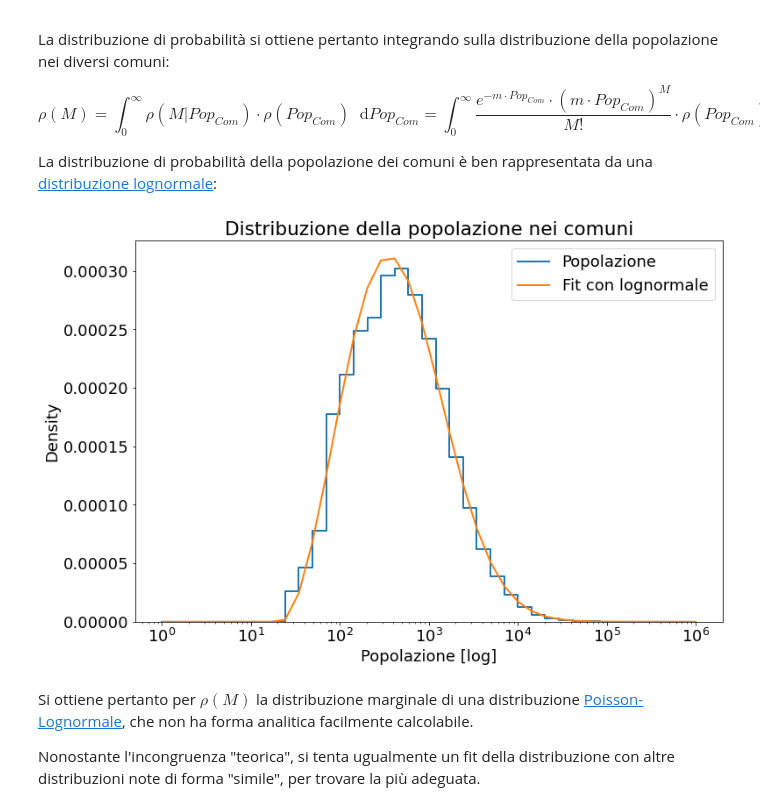
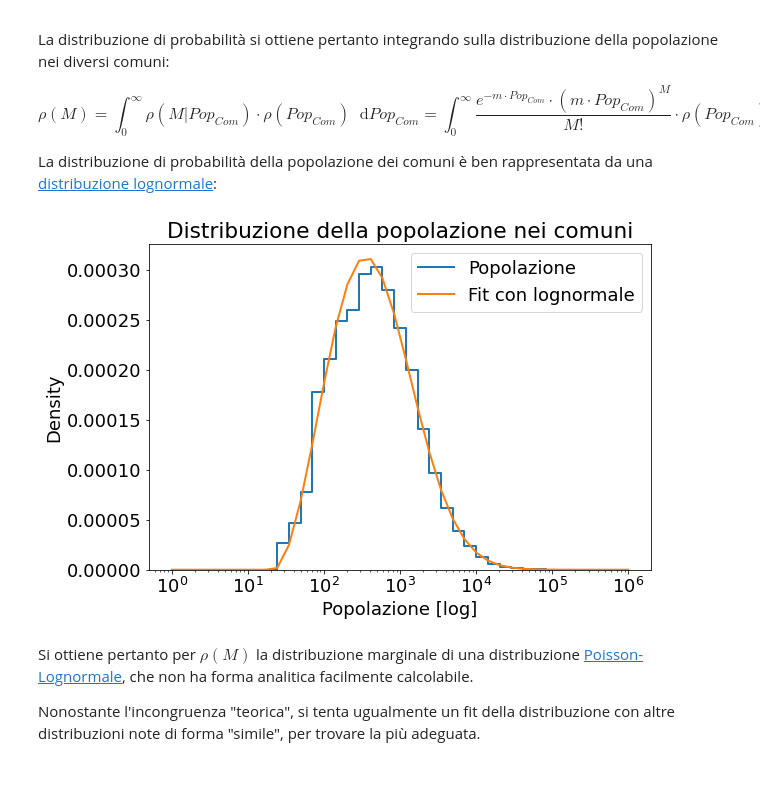
Before and after one commit to EdoardoTronconi/ProgettoPS, a Jupyter notebook: Esame_Tronconi_975734.ipynb, the cells around one changed output. Cells and saved outputs as stored; diff of their text form; code cells hidden in the pictures; blank space fills up the shorter version.

```diff
--- a/Esame_Tronconi_975734.ipynb
+++ b/Esame_Tronconi_975734.ipynb
@@ -664,17 +664,17 @@ $$
 
 La distribuzione di probabilità della popolazione dei comuni è ben rappresentata da una [distribuzione lognormale](https://it.wikipedia.org/wiki/Distribuzione_lognormale):
 # %%
-plt.figure(figsize=[12,8])
+plt.figure(figsize=[9,6])
 params = st.lognorm.fit(POPOLAZIONE['totale'])
 X = np.logspace(0,6,40)
 FIT_POP = st.lognorm(params[0],params[1], params[2])
 ax = sns.histplot(POPOLAZIONE['totale'], element='step', fill=False, bins=X, label='Popolazione', stat='density', lw=2)
 sns.lineplot(X,FIT_POP.pdf(X), ax=ax, label='Fit con lognormale', lw=2)
 plt.title('Distribuzione della popolazione nei comuni')
 plt.xlabel('Popolazione [log]')
 ax.set_xscale('log')
 # %% [output]
-[figure, old version]
+[figure, new version]
 # %% [markdown]
 Si ottiene pertanto per $\rho(M)$ la distribuzione marginale di una distribuzione [Poisson-Lognormale](https://academic.oup.com/biomet/article/76/4/643/254386?login=true), che non ha forma analitica facilmente calcolabile.
 
```
Also changed, not shown: parts of 7 cells of this notebook.
